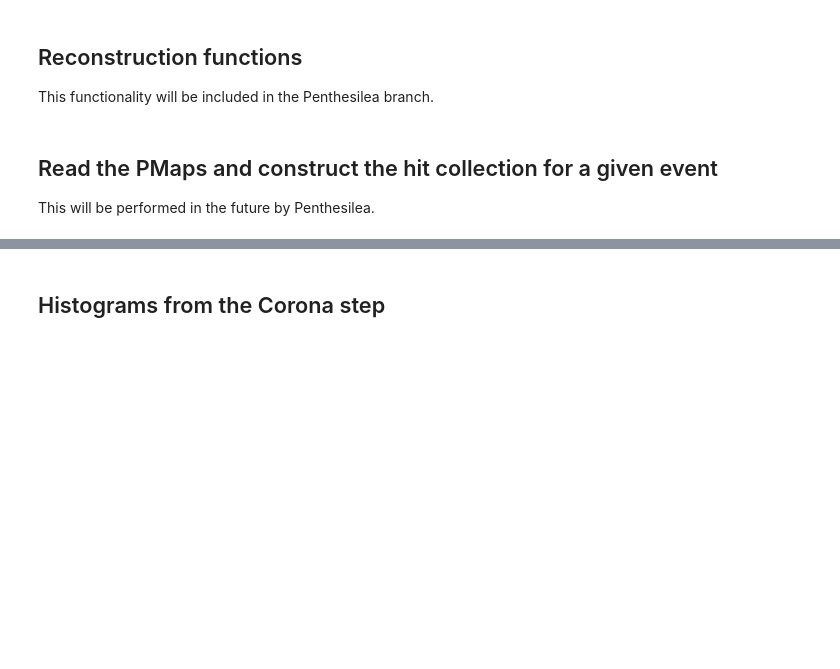
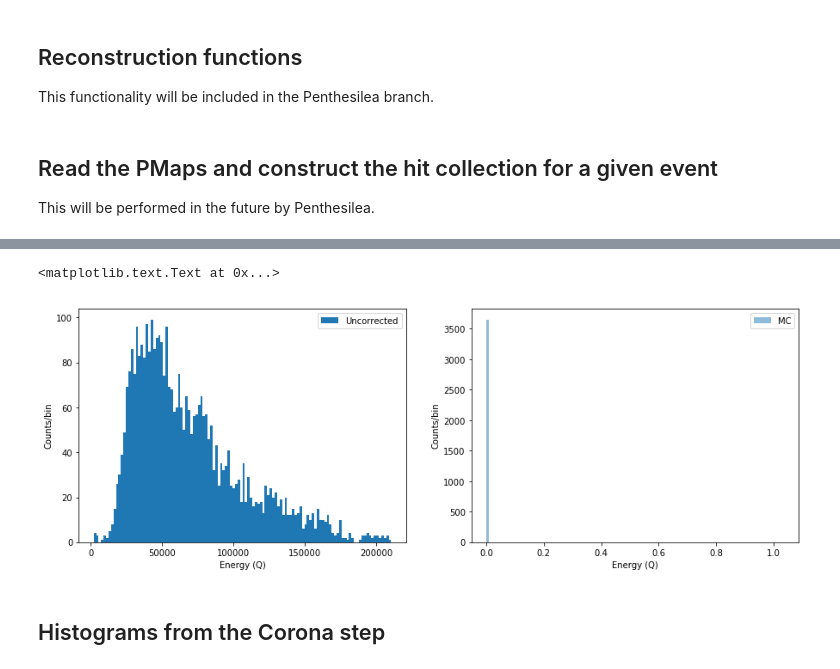
Before and after one commit to paolafer/ICARO, a Jupyter notebook: invisible_cities/utils/paolina_test.ipynb, the cells around one changed output, grey strips where cells are left out. Drawn from its saved outputs; the diff is of its cells as text; code cells hidden in the pictures; blank space fills up the shorter version.

```diff
--- a/invisible_cities/utils/paolina_test.ipynb
+++ b/invisible_cities/utils/paolina_test.ipynb
@@ -76,8 +76,8 @@ def get_nearby_sipm_inds(cs, d, pos, qs):
     """return indices of sipms less than d from (xc,yc)"""
     return np.where(np.linalg.norm(pos - cs, axis=1) <= d)[0]
 
-def corona(pos, qs, Qthr           =  0 * units.pes,
-                    Qlm            =  1 * units.pes,
+def corona(pos, qs, Qthr           =  3 * units.pes,
+                    Qlm            =  20 * units.pes,
                         lm_radius  = 15 * units.mm,
                     new_lm_radius  = 25 * units.mm,
                     msipm          =  3):
@@ -178,6 +178,6 @@ S2_Ethr =     1;
 S2_Nmin =     1;   S2_Nmax =        1
 S2_NSIPMmin = 1;   S2_NSIPMmax = 1000
 
-# event index and information
-ievt = 3
+# general energy cuts
+tot_Emin = 0; tot_Emax = 8000000
 # %%
@@ -260,3 +297,36 @@ Produced hit collections for 55 events.
+# %%
+# energy spectrum
+e_spec = []; ecorr_spec = []; emc_spec = []; z_spec = []
+for ee in range(len(hitc_evt)):
+    evt_E = sum([hh.E for hh in hitc_evt[ee]])
+    evt_Z = sum([hh.pos[2] for hh in hitc_evt[ee]])
+    evt_Emc = sum([hh.E for hh in hitc_mc[ee]])
+    if(len(hitc_evt[ee]) > 0): evt_Z /= len(hitc_evt[ee])
+    e_spec.append(evt_E)
+    emc_spec.append(evt_Emc)
+    z_spec.append(evt_Z)
+
+fig = plt.figure(1)
+fig.set_figheight(5.0)
+fig.set_figwidth(15.0)
+
+ax1 = fig.add_subplot(121);
+plt.hist(e_spec,bins=120,label='Uncorrected')
+lnd = plt.legend(loc=1)
+#plt.scatter(z_spec,e_spec,marker='.')
+#plt.ylim([100000,900000])
+#plt.xlim([20000,160000])
+plt.xlabel('Energy (Q)')
+plt.ylabel('Counts/bin')
+
+ax2 = fig.add_subplot(122);
+plt.hist(emc_spec,bins=120,alpha=0.5,label='MC')
+lnd = plt.legend(loc=1)
+plt.xlabel('Energy (Q)')
+plt.ylabel('Counts/bin')
+# %% [output]
+<matplotlib.text.Text at 0x...>
+[figure, added]
 # %% [markdown]
 ## Histograms from the Corona step
 # %%
```
Also changed, not shown: parts of 9 cells of this notebook.
